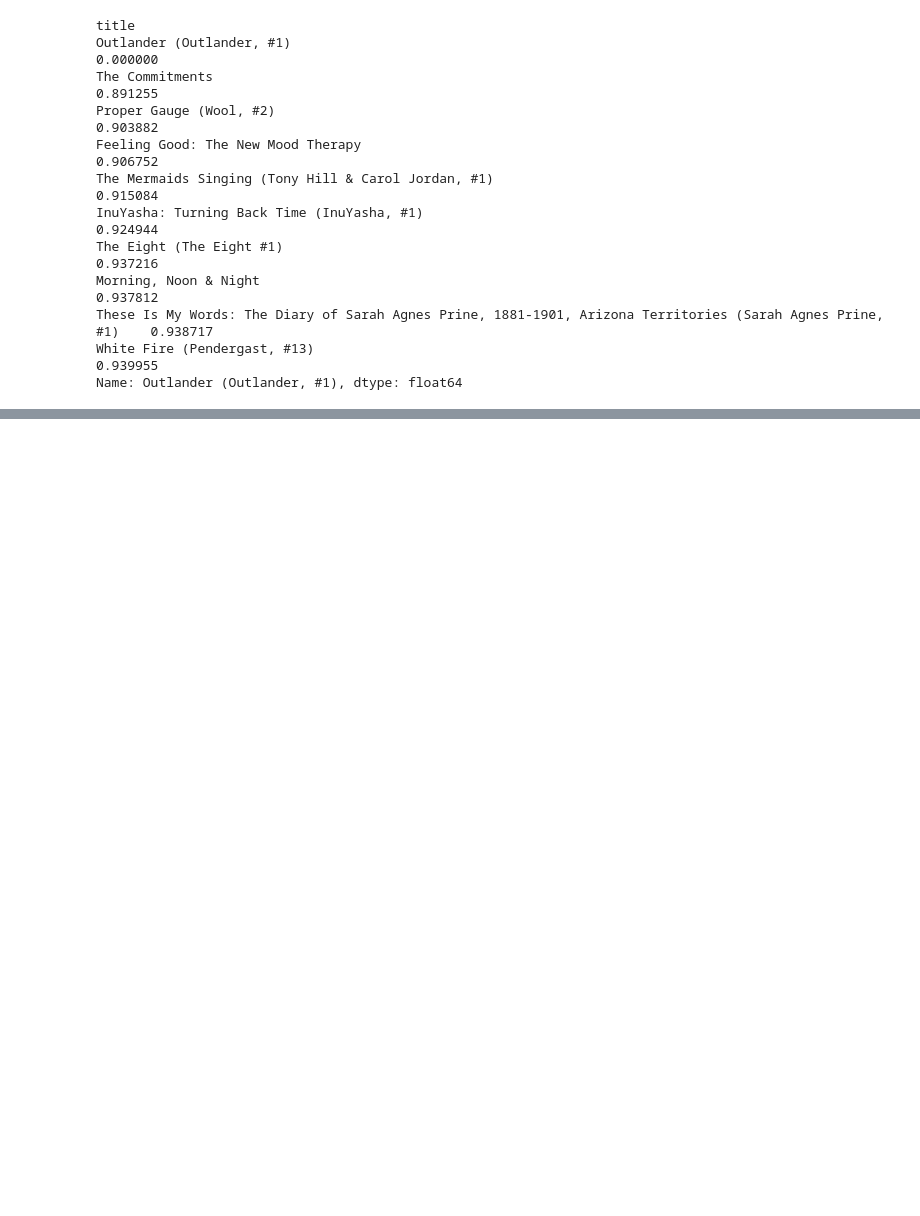
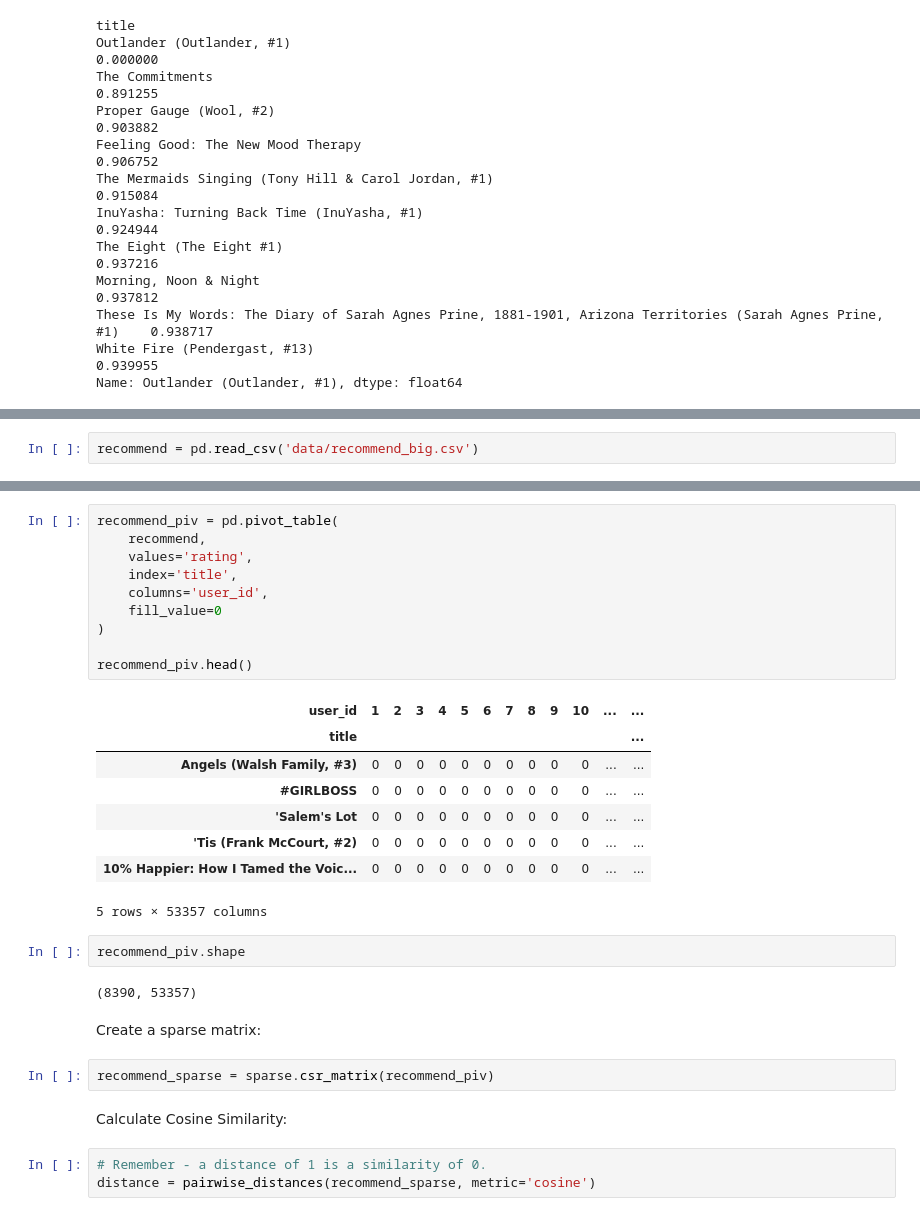
Before and after one commit to kier-johns/book_recommender_and_classifier, a Jupyter notebook: 03-Recommender.ipynb, the cells around one changed output, grey strips where cells are left out. Cells and saved outputs as stored; diff of their text form; blank space fills up the shorter version.

```diff
--- a/03-Recommender.ipynb
+++ b/03-Recommender.ipynb
@@ -195,0 +180,2 @@ Name: Outlander (Outlander, #1), dtype: float64
+# %%
+recommend = pd.read_csv('data/recommend_big.csv')
@@ -195,0 +197,32 @@ Name: Outlander (Outlander, #1), dtype: float64
+# %%
+recommend_piv = pd.pivot_table(
+    recommend,
+    values='rating',
+    index='title',
+    columns='user_id',
+    fill_value=0
+)
+
+recommend_piv.head()
+# %% [output]
+| user_id | 1 | 2 | 3 | 4 | 5 | 6 | 7 | 8 | 9 | 10 | ... | ... |
+| title |  |  |  |  |  |  |  |  |  |  |  | ... |
+| Angels (Walsh Family, #3) | 0 | 0 | 0 | 0 | 0 | 0 | 0 | 0 | 0 | 0 | ... | ... |
+| #GIRLBOSS | 0 | 0 | 0 | 0 | 0 | 0 | 0 | 0 | 0 | 0 | ... | ... |
+| 'Salem's Lot | 0 | 0 | 0 | 0 | 0 | 0 | 0 | 0 | 0 | 0 | ... | ... |
+| 'Tis (Frank McCourt, #2) | 0 | 0 | 0 | 0 | 0 | 0 | 0 | 0 | 0 | 0 | ... | ... |
+| 10% Happier: How I Tamed the Voic... | 0 | 0 | 0 | 0 | 0 | 0 | 0 | 0 | 0 | 0 | ... | ... |
+5 rows × 53357 columns
+# %%
+recommend_piv.shape
+# %% [output]
+(8390, 53357)
+# %% [markdown]
+Create a sparse matrix:
+# %%
+recommend_sparse = sparse.csr_matrix(recommend_piv)
+# %% [markdown]
+Calculate Cosine Similarity:
+# %%
+# Remember - a distance of 1 is a similarity of 0.
+distance = pairwise_distances(recommend_sparse, metric='cosine')
```
Also changed, not shown: parts of 15 cells of this notebook, 3 other files.
